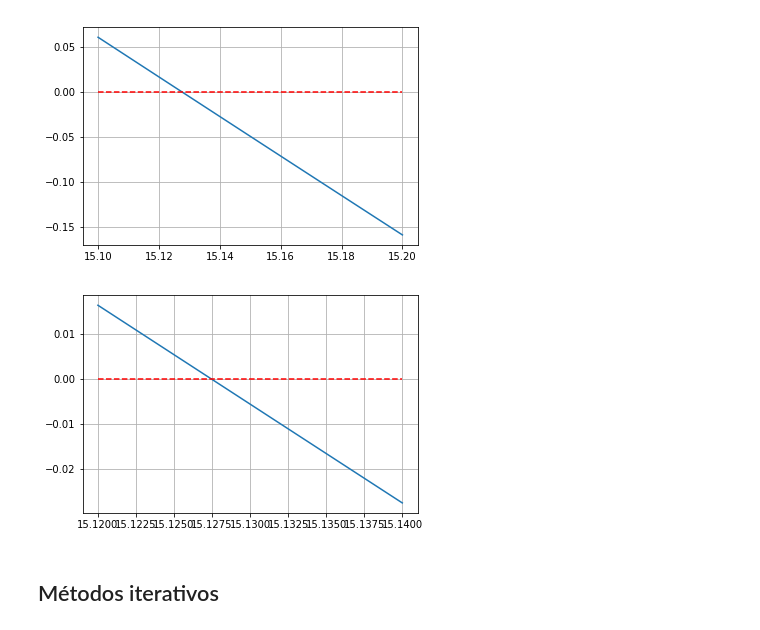
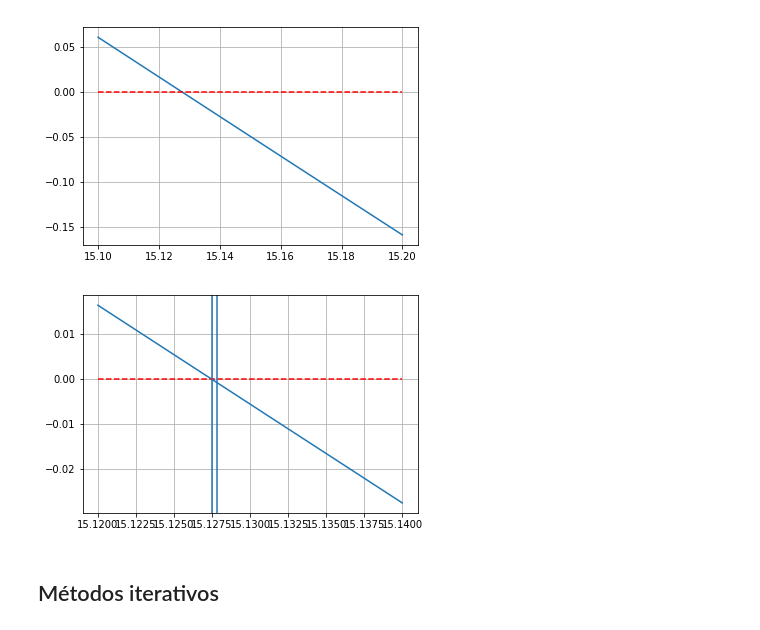
Before and after one commit to gcpeixoto/LVMN, a Jupyter notebook: aula-03-analise-grafica.ipynb, the cells around one changed output. Saved outputs shown, nothing was run; the diff lists cells and outputs as text; code cells hidden in the pictures.

```diff
--- a/aula-03-analise-grafica.ipynb
+++ b/aula-03-analise-grafica.ipynb
@@ -68,14 +69,16 @@ plt.grid()
 # %%
 # refinamento
 a,b = 15.12,15.14
 c = np.linspace(a,b,100)
 f = g*m/c*(1 - np.exp(-c/m*t)) - v
 
 plt.plot(c,f)
 plt.plot(c,0*c,'r--')
+plt.axvline(x=15.1278)
+plt.axvline(x=15.1275)
 plt.grid()
 # %% [output]
-[figure, old version]
+[figure, new version]
 # %% [markdown]
 ## Métodos iterativos
 # %% [markdown]
```
Also changed, not shown: parts of 2 cells of this notebook, 1 other file.
